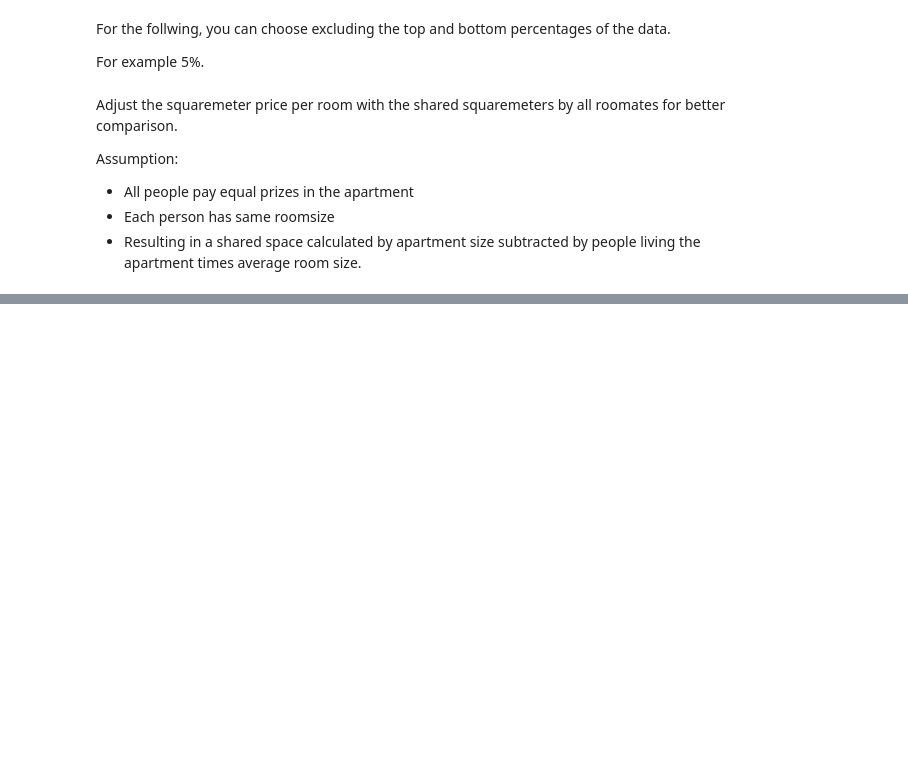
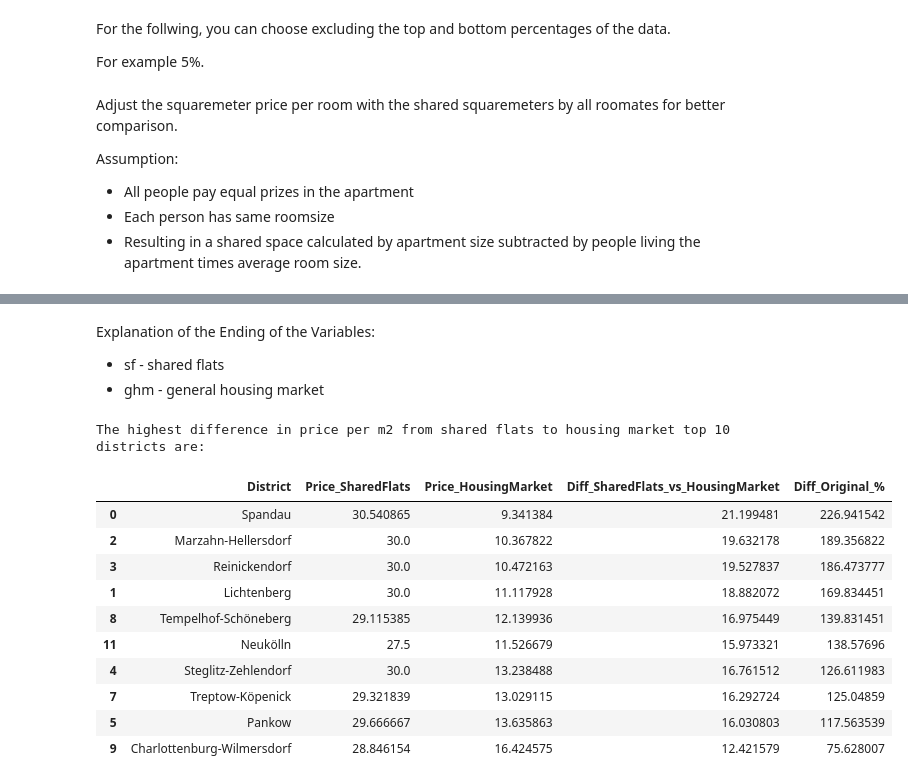
Before and after one commit to pascals00/WG-Gesucht, a Jupyter notebook: DataAnalysis/PriceAnalysis.ipynb, the cells around one changed output, grey strips where cells are left out. Saved outputs shown, nothing was run; the diff lists cells and outputs as text; code cells hidden in the pictures; blank space fills up the shorter version.

```diff
--- a/DataAnalysis/PriceAnalysis.ipynb
+++ b/DataAnalysis/PriceAnalysis.ipynb
@@ -115,0 +148,5 @@ The highest adjusted price per m2 top 5 suburbs are:
+# %%
+df_price_adjusted_group = df_price_adjusted_group.sort_values('adjusted_price_per_m2_median', ascending=False)
+
+print('The highest price per m2 adjusted top 10 suburbs are:')
+st.display_as_table(df_price_adjusted_group.head(10))
@@ -115,0 +315,20 @@ The highest adjusted price per m2 top 5 suburbs are:
+# %% [markdown]
+Explanation of the Ending of the Variables:
+- sf - shared flats
+- ghm - general housing market
+# %%
+df_comparison = pd.merge(df_price_group, df_price_adjusted_group, on='district', how='inner')
+df_comparison = pd.merge(df_comparison, df_median_rental_price_2024, on='district')
+
+df_comparison = df_comparison.rename(columns={
+    'district': 'District',
+    'price_per_m2_median': 'Price_SharedFlats',
+    'adjusted_price_per_m2_median': 'Price_Adjusted_SharedFlats',
+    '2024': 'Price_HousingMarket'})
+
+df_comparison.drop(columns=['price_per_m2_mean', 'adjusted_price_per_m2_mean'], inplace=True)
+
+# Now df_comparison will have columns for original and adjusted median prices from both df_price_group and df_price_adjusted_group, alongside the median rental prices from df_district_median_rental_prices
+# You can add calculation columns to directly compare these, for example:
+df_comparison['Diff_SharedFlats_vs_HousingMarket'] = df_comparison['Price_SharedFlats'] - df_comparison['Price_HousingMarket']
+df_comparison['Diff_SharedFlats_Adjusted_vs_HousingMarket'] = df_comparison['Price_Adjusted_SharedFlats'] - df_comparison['Price_HousingMarket']
@@ -115,0 +339,18 @@ The highest adjusted price per m2 top 5 suburbs are:
+# %%
+df_comparison = df_comparison.sort_values('Diff_Original_%', ascending=False)
+
+print('The highest difference in price per m2 from shared flats to housing market top 10 districts are:')
+st.display_as_table(df_comparison[['District', 'Price_SharedFlats', 'Price_HousingMarket', 'Diff_SharedFlats_vs_HousingMarket','Diff_Original_%']].head(10))
+# %% [output]
+The highest difference in price per m2 from shared flats to housing market top 10 districts are:
+|  | District | Price_SharedFlats | Price_HousingMarket | Diff_SharedFlats_vs_HousingMarket | Diff_Original_% |
+| 0 | Spandau | 30.540865 | 9.341384 | 21.199481 | 226.941542 |
+| 2 | Marzahn-Hellersdorf | 30.0 | 10.367822 | 19.632178 | 189.356822 |
+| 3 | Reinickendorf | 30.0 | 10.472163 | 19.527837 | 186.473777 |
+| 1 | Lichtenberg | 30.0 | 11.117928 | 18.882072 | 169.834451 |
+| 8 | Tempelhof-Schöneberg | 29.115385 | 12.139936 | 16.975449 | 139.831451 |
+| 11 | Neukölln | 27.5 | 11.526679 | 15.973321 | 138.57696 |
+| 4 | Steglitz-Zehlendorf | 30.0 | 13.238488 | 16.761512 | 126.611983 |
+| 7 | Treptow-Köpenick | 29.321839 | 13.029115 | 16.292724 | 125.04859 |
+| 5 | Pankow | 29.666667 | 13.635863 | 16.030803 | 117.563539 |
+| 9 | Charlottenburg-Wilmersdorf | 28.846154 | 16.424575 | 12.421579 | 75.628007 |
```
Also changed, not shown: parts of 34 cells of this notebook, 3 other files.
